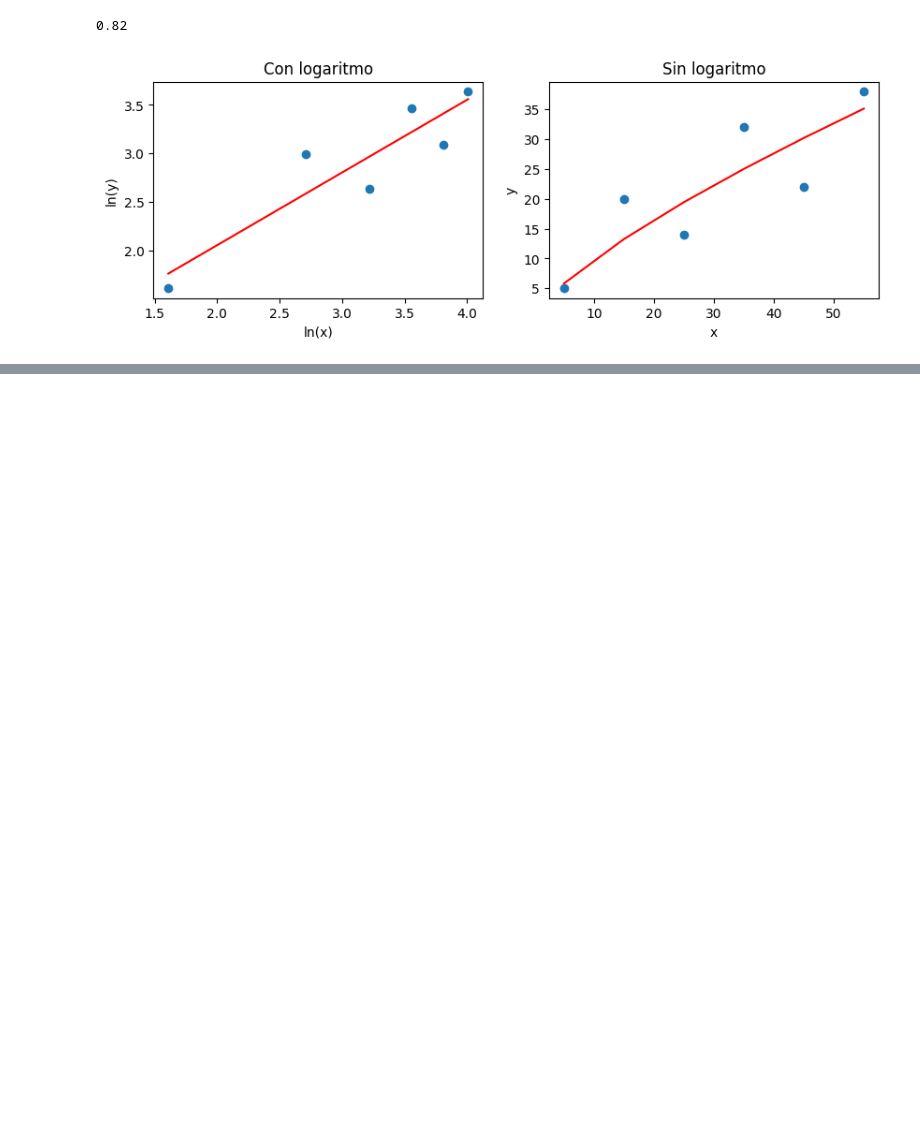
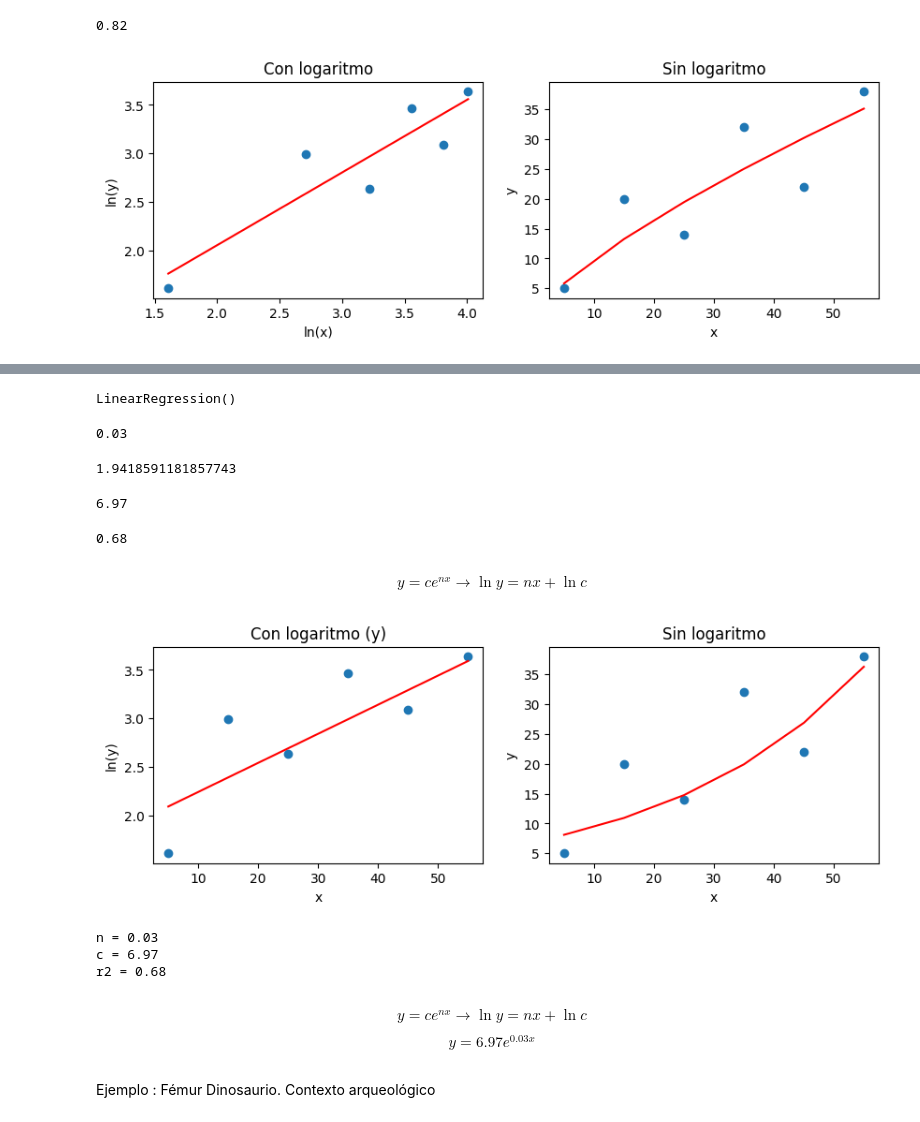
Before and after one commit to JhonZafra/Statistic_Concepts, a Jupyter notebook: SemanaIX/AnálisisLinealDatos.ipynb, the cells around one changed output, grey strips where cells are left out. Cells and saved outputs as stored; diff of their text form; code cells hidden in the pictures; blank space fills up the shorter version.

Commit message:
Modelo exponencial y de potencia

```diff
--- a/SemanaIX/AnálisisLinealDatos.ipynb
+++ b/SemanaIX/AnálisisLinealDatos.ipynb
@@ -192,0 +220,61 @@ plt.show()
+# %%
+modele = LinearRegression() # Modelo exponencial
+modele.fit(x, Y)
+# %% [output]
+LinearRegression()
+# %%
+n = modele.coef_[0].round(2)
+n
+# %% [output]
+0.03
+# %%
+lnc = modele.intercept_
+lnc
+# %% [output]
+1.9418591181857743
+# %%
+c = np.exp(lnc).round(2)
+c
+# %% [output]
+6.97
+# %%
+r2e = modele.score(x, Y).round(2)
+r2e
+# %% [output]
+0.68
+# %% [markdown]
+$$ y = c e^{nx} \rightarrow \ln y = nx + \ln c$$
+# %%
+plt.figure(figsize= (10,3))
+plt.subplot(1, 2, 1)
+plt.title('Con logaritmo (y)')
+plt.scatter(x, Y)
+plt.plot(x, n*x + lnc, color= 'red')
+plt.xlabel('x')
+plt.ylabel('ln(y)')
+
+plt.subplot(1, 2, 2)
+plt.title('Sin logaritmo')
+plt.scatter(x, y)
+plt.plot(x, c*np.exp(n*x), color= 'red')
+plt.xlabel('x')
+plt.ylabel('y')
+
+plt.show()
+# %% [output]
+[figure, added]
+# %%
+print(f'n = {n}')
+print(f'c = {c}')
+print(f'r2 = {r2e}')
+# %% [output]
+n = 0.03
+c = 6.97
+r2 = 0.68
+# %% [markdown]
+$$ y = c e^{nx} \rightarrow \ln y = nx + \ln c$$
+
+$$ y = 6.97e^{0.03x} $$
+# %% [markdown]
+Ejemplo :
+Fémur Dinosaurio. Contexto arqueológico
```
Also changed, not shown: parts of 8 cells of this notebook.
